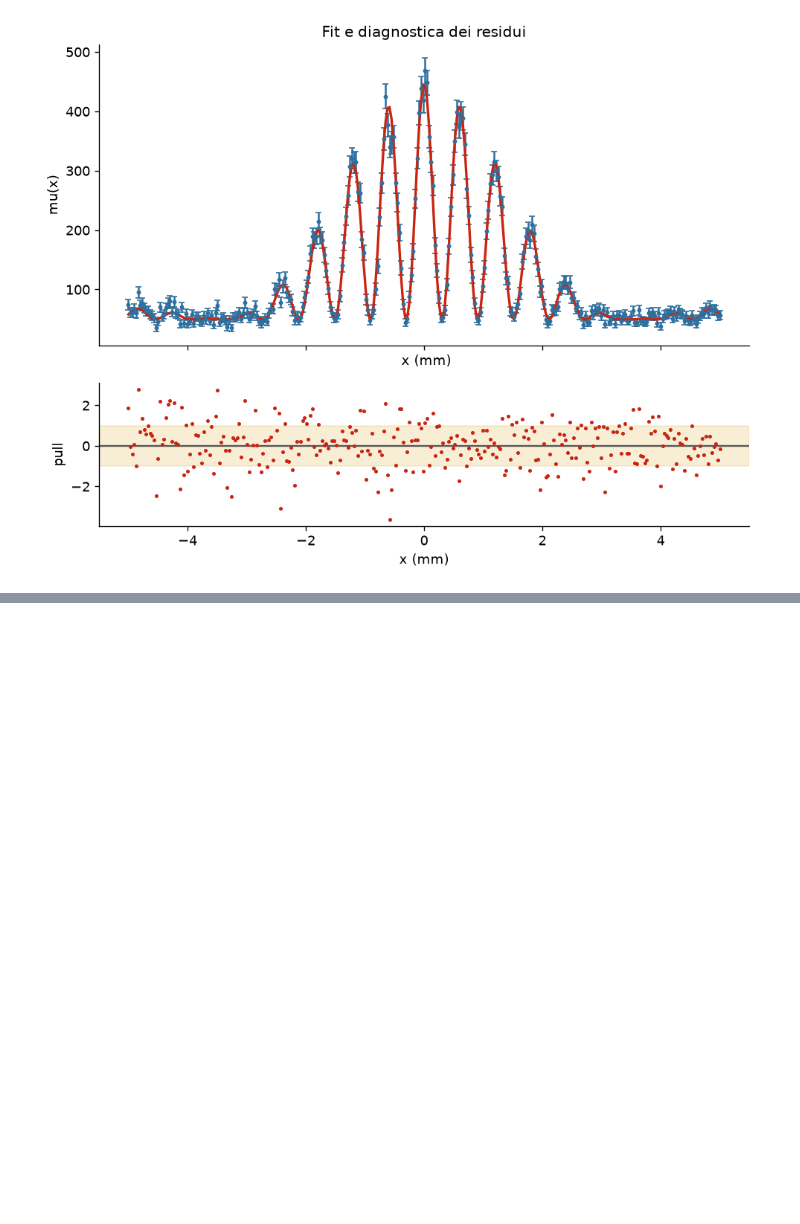
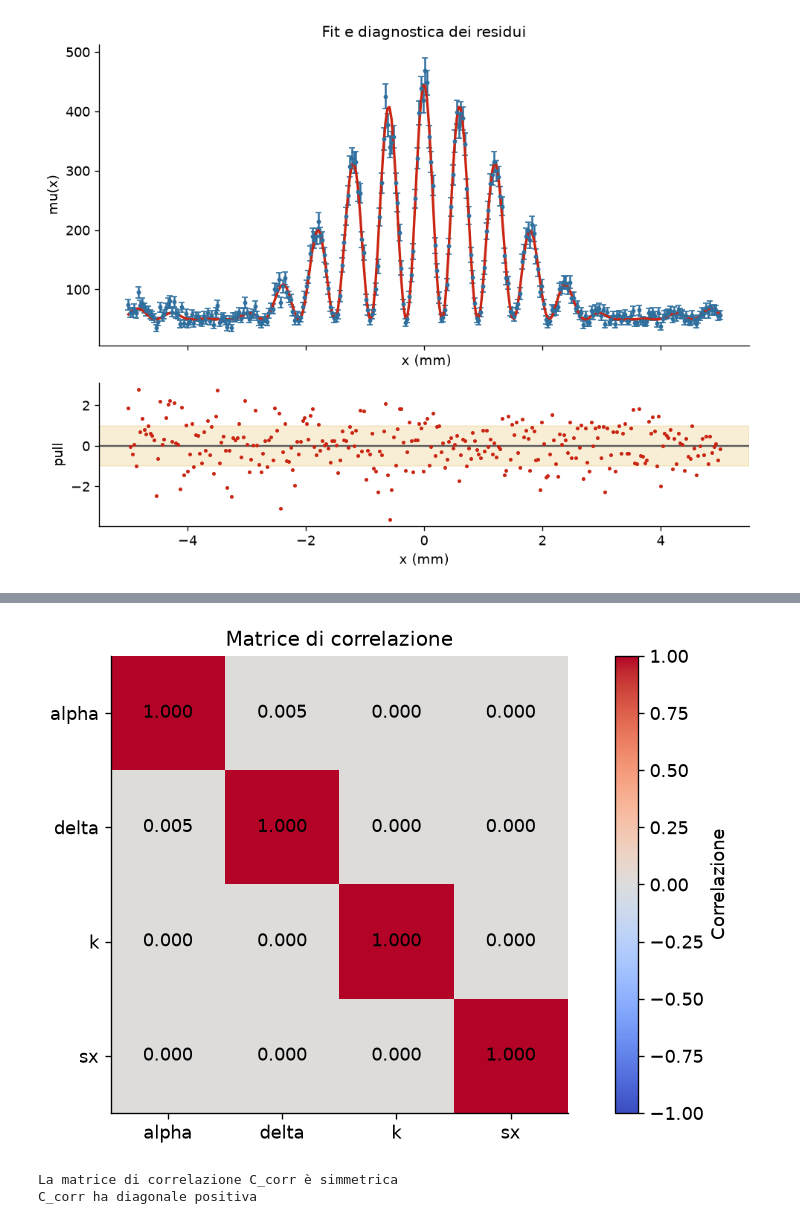
Before and after one commit to madalina-06/prova_lab, a Jupyter notebook: prova2.ipynb, the cells around one changed output, grey strips where cells are left out. Cells and saved outputs as stored; diff of their text form; code cells hidden in the pictures; blank space fills up the shorter version.

```diff
--- a/prova2.ipynb
+++ b/prova2.ipynb
@@ -271,0 +274,76 @@ plt.show()
+# %%
+# Fattori di calibrazione e rispettive incertezze
+k = 1.000
+sx = 1.000
+
+u_k = 0.010
+u_sx = 0.005
+
+# Vettore dei parametri
+z = np.array([alpha_fit, delta_fit, k, sx])
+A = np.column_stack(z)
+print(f"Vettore dei parametri:\n {A.T}")
+
+C_alpha_delta = pcov[2:4,2:4]             #Blocco di covarianza di alpha e delta ricavato dal fit
+
+# Costruzione della matrice di covarianza
+C_z = np.zeros((4,4))
+C_z[:2, :2]= C_alpha_delta
+C_z[2,2]=u_k**2                           #Inseriamo sulla diagonale di C_z le varizanze di k e sx
+C_z[3,3]=u_sx**2
+
+print("Matrice di covarianza C_z:")
+print(C_z)
+
+# Controllo simmetria, diagonale positiva, autovalori non negativi
+if np.allclose(C_z, C_z.T):
+   print("C_z è simmetrica")
+else:
+    print("C_z non è simmetrica")
+
+if np.all(np.diag(C_z)>0):
+    print("C_z ha diagonale positiva")
+else:
+    print("C_z non ha diagonale tutta positiva")
+
+autovalori = np.linalg.eigvalsh(C_z)
+
+if np.all(autovalori>=0):
+    print("C_z ha autovalori non negativi")
+else:
+    print("C_z ha almeno un autovalore negativo")
+
+
+# Matrice di correlazione
+C_corr = covarianza_correlazione(C_z)
+
+with np.printoptions(precision=5, suppress=True):
+    print("Matrice di correlazione di alpha, delta, k, sx:")
+    print(C_corr)
+
+# Mappa di colore
+plt.imshow(C_corr, vmin=-1, vmax=1, cmap="coolwarm")
+plt.colorbar(label="Correlazione")
+plt.xticks(range(4), ["alpha", "delta", "k", "sx"])
+plt.yticks(range(4), ["alpha", "delta", "k", "sx"])
+
+# Valori numerici nelle celle
+for i in range(4):
+    for j in range(4):
+        plt.text(j, i, f"{C_corr[i,j]:.3f}",
+                 ha="center", va="center", color="black")
+
+plt.title("Matrice di correlazione")
+plt.tight_layout()
+plt.show()
+
+# Controllo che la matrice di correlazione sia simmetrica e con diagonale positiva
+if np.allclose(C_corr, C_corr.T):
+    print("La matrice di correlazione C_corr è simmetrica")
+else:
+    print("C_corr non è simmetrica")
+if np.all(np.diag(C_corr)>0):
+    print("C_corr ha diagonale positiva")
+else:
+    print("C_corr non ha diagonale strettamente positiva")
+# %% [output]
@@ -271,0 +368,3 @@ plt.show()
+[figure, added]
+La matrice di correlazione C_corr è simmetrica
+C_corr ha diagonale positiva
```
Also changed, not shown: parts of 6 cells of this notebook, 1 other file.
